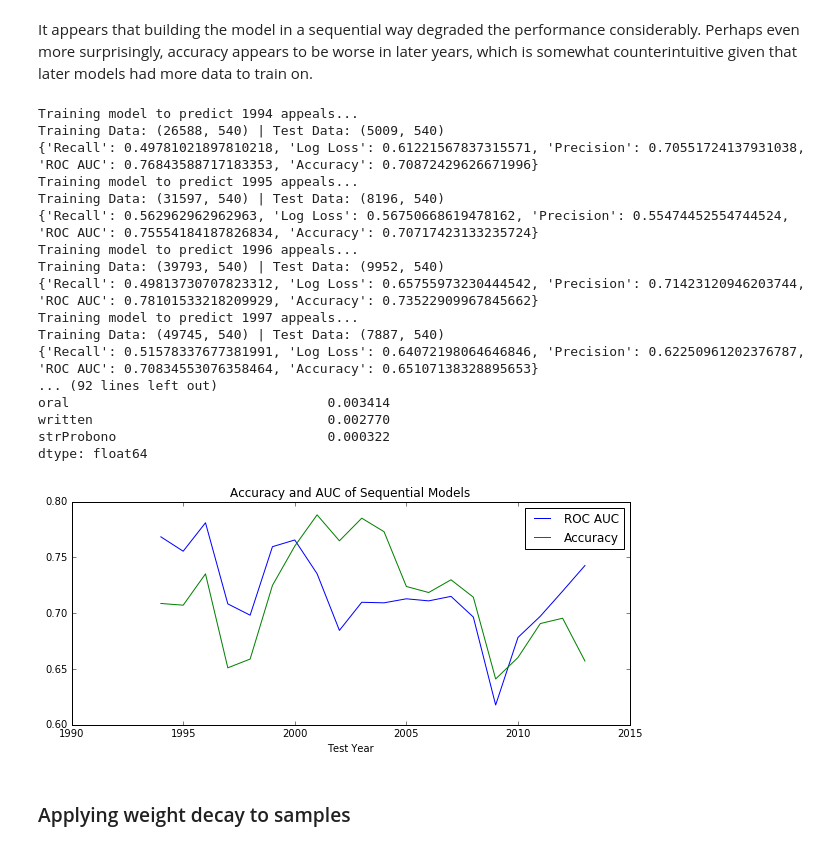
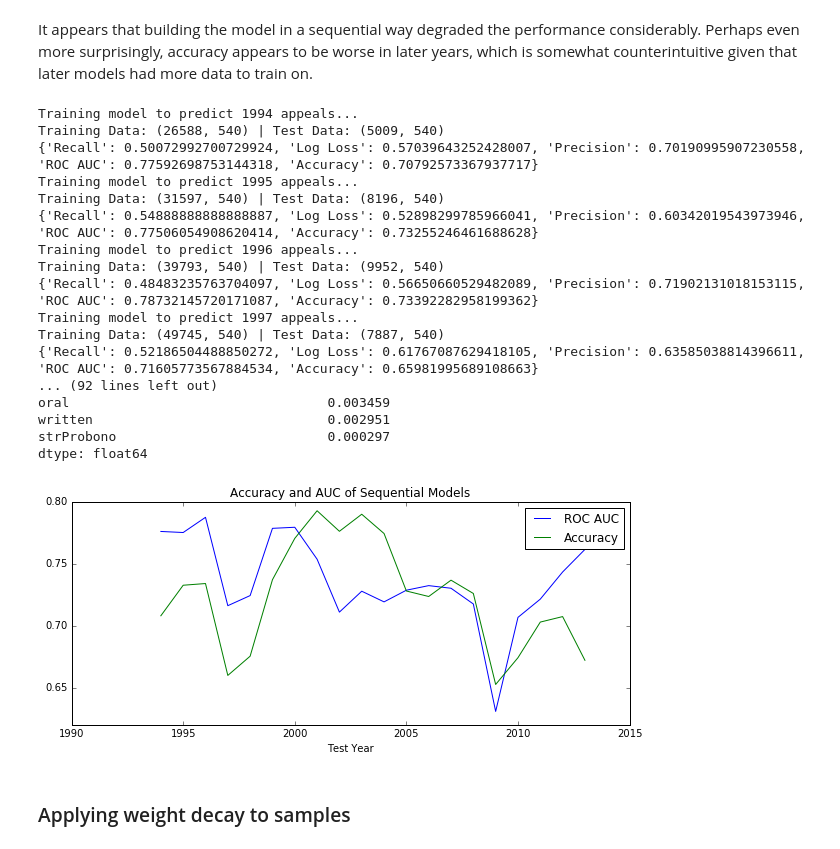
Before and after one commit to colinandrus/ml_course_project, a Jupyter notebook: notebooks/model_training_cleaned.ipynb, the cells around one changed output. Cells and saved outputs as stored; diff of their text form; code cells hidden in the pictures.

```diff
--- a/notebooks/model_training_cleaned.ipynb
+++ b/notebooks/model_training_cleaned.ipynb
@@ -865,8 +864,8 @@ IMPUTE_METHODS = {'nat_grouped': 'none', 'strCustody': 'none', 'strProbono': 'no
                   'defensive': 'zero', 'affirmative': 'zero', 'oral': 'zero', 'written': 'zero', 'input_year': 'zero',
                   'last_10_appeal_grant_by_judge': 'median', 'last_10_appeal_grant_by_judge_nat': 'median',
                   'original_dec_type_string': 'none', 'original_dec_string': 'none'}
-MODEL = (RandomForestClassifier(n_estimators=100, min_samples_split=10, max_features='sqrt',
-                                max_depth=100, min_samples_leaf=1, random_state=44))
+MODEL = (RandomForestClassifier(n_estimators=100, min_samples_split=5, max_features='sqrt',
+                                max_depth=80, min_samples_leaf=1, random_state=44))
 
 X_train, X_test, y_train, y_test = get_model_data(df, label='granted', cat_features = CAT_FEATURES,
                                                   num_features = NUM_FEATURES, impute_methods = IMPUTE_METHODS)
@@ -1087,39 +1086,39 @@ It appears that building the model in a sequential way degraded the performance
 # %%
 # test with same variables as rf_best
 CAT_FEATURES = ['nat_grouped', 'ij_code_grouped', 'case_type_string', 'strCustody', 'strProbono',
                 'original_dec_type_string', 'original_dec_string']
 NUM_FEATURES = ['datAppealFiled_year', 'lawyer', 'defensive', 'affirmative', 'oral', 'written',
                 'comp_year', 'osc_year', 'input_year',
                 'last_10_appeal_grant_by_judge', 'last_10_appeal_grant_by_judge_nat']
 IMPUTE_METHODS = {'nat_grouped': 'none', 'strCustody': 'none', 'strProbono': 'none', 'case_type_string': 'none',
                   'defensive': 'zero', 'affirmative': 'zero', 'oral': 'zero', 'written': 'zero', 'input_year': 'zero',
                   'last_10_appeal_grant_by_judge': 'median', 'last_10_appeal_grant_by_judge_nat': 'median',
                   'original_dec_type_string': 'none', 'original_dec_string': 'none'}
-MODEL = (RandomForestClassifier(n_estimators=10, min_samples_split=10, max_features='sqrt',
-                                max_depth=100, min_samples_leaf=1, random_state=44))
+MODEL = (RandomForestClassifier(n_estimators=100, min_samples_split=5, max_features='sqrt',
+                                max_depth=80, min_samples_leaf=1, random_state=44))
 
 sequential_metrics, average_cfi, sequential_results = fit_sequential_models(
     df, 'granted', cat_features=CAT_FEATURES, num_features=NUM_FEATURES, impute_methods=IMPUTE_METHODS,
     start_year=1994, end_year=2013, print_charts=False, print_metrics=True)
 # %% [output]
 Training model to predict 1994 appeals...
 Training Data: (26588, 540) | Test Data: (5009, 540)
-{'Recall': 0.49781021897810218, 'Log Loss': 0.61221567837315571, 'Precision': 0.70551724137931038, 'ROC AUC': 0.76843588717183353, 'Accuracy': 0.70872429626671996}
+{'Recall': 0.50072992700729924, 'Log Loss': 0.57039643252428007, 'Precision': 0.70190995907230558, 'ROC AUC': 0.77592698753144318, 'Accuracy': 0.70792573367937717}
 Training model to predict 1995 appeals...
 Training Data: (31597, 540) | Test Data: (8196, 540)
-{'Recall': 0.562962962962963, 'Log Loss': 0.56750668619478162, 'Precision': 0.55474452554744524, 'ROC AUC': 0.75554184187826834, 'Accuracy': 0.70717423133235724}
+{'Recall': 0.54888888888888887, 'Log Loss': 0.52898299785966041, 'Precision': 0.60342019543973946, 'ROC AUC': 0.77506054908620414, 'Accuracy': 0.73255246461688628}
 Training model to predict 1996 appeals...
 Training Data: (39793, 540) | Test Data: (9952, 540)
-{'Recall': 0.49813730707823312, 'Log Loss': 0.65755973230444542, 'Precision': 0.71423120946203744, 'ROC AUC': 0.78101533218209929, 'Accuracy': 0.73522909967845662}
+{'Recall': 0.48483235763704097, 'Log Loss': 0.56650660529482089, 'Precision': 0.71902131018153115, 'ROC AUC': 0.78732145720171087, 'Accuracy': 0.73392282958199362}
 Training model to predict 1997 appeals...
 Training Data: (49745, 540) | Test Data: (7887, 540)
-{'Recall': 0.51578337677381991, 'Log Loss': 0.64072198064646846, 'Precision': 0.62250961202376787, 'ROC AUC': 0.70834553076358464, 'Accuracy': 0.65107138328895653}
+{'Recall': 0.52186504488850272, 'Log Loss': 0.61767087629418105, 'Precision': 0.63585038814396611, 'ROC AUC': 0.71605773567884534, 'Accuracy': 0.65981995689108663}
 ... (92 lines left out)
-oral                                 0.003414
-written                              0.002770
-strProbono                           0.000322
+oral                                 0.003459
+written                              0.002951
+strProbono                           0.000297
 dtype: float64
-[figure, old version]
+[figure, new version]
 # %% [markdown]
 ### Applying weight decay to samples
 # %% [markdown]
```
Also changed, not shown: parts of 11 cells of this notebook.
